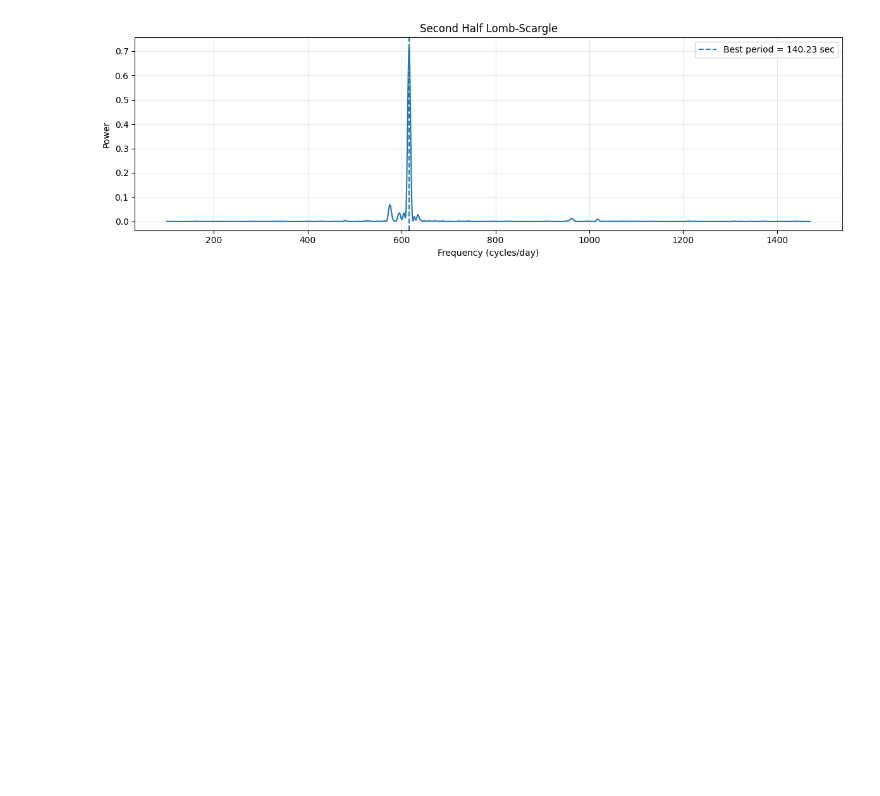
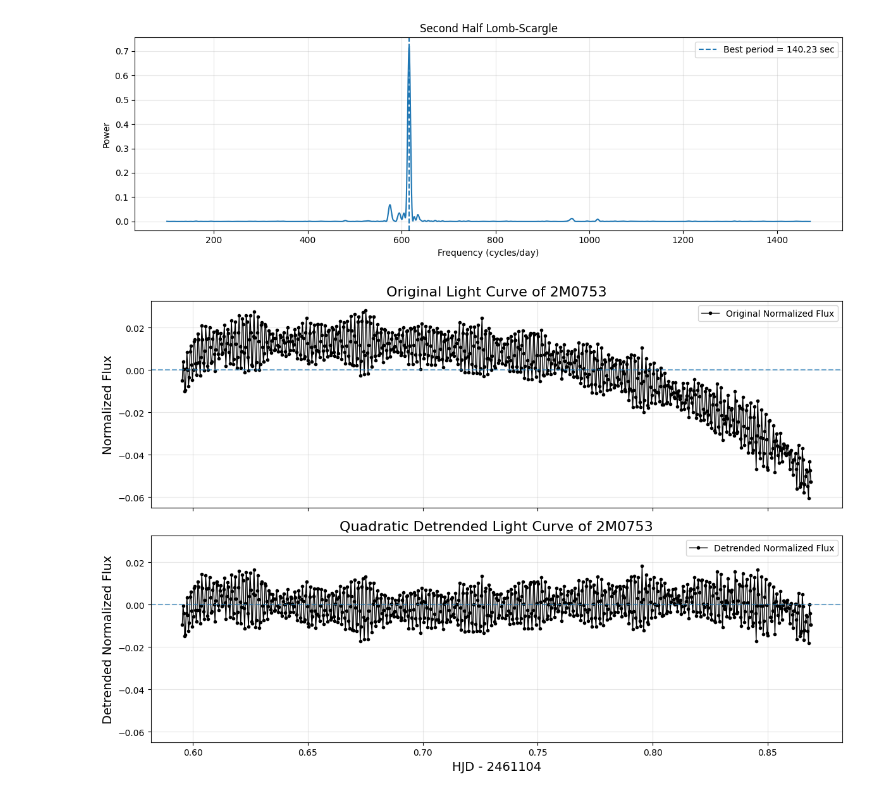
Before and after one commit to thomasnguyen21/astr302_pulsating_star, a Jupyter notebook: ava_notebook.ipynb, the cells around one changed output. Cells and saved outputs as stored; diff of their text form; code cells hidden in the pictures; blank space fills up the shorter version.

```diff
--- a/ava_notebook.ipynb
+++ b/ava_notebook.ipynb
@@ -674,6 +677,12 @@ plt.show()
 - 1% false alarm level: if a spike is below that line on the graph, there's a good chance it's just random noise. Cutoff where only 1% of fake/noise signals would be stronger than that. (Estimated line for real vs fake peaks)
 # %%
 from astropy.timeseries import LombScargle
+plt.style.use('default')
+
+# clean arrays before running lomb-scargle
+ls_time = np.array(time_stamps)
+ls_flux = np.array(normalized_flux)
+ls_flux_err = np.array(normalized_errors)
 
 # detrending normalized light curve (plz work)
 trend_order = 2
@@ -681,11 +690,6 @@ trend_coeffs = np.polyfit(ls_time, ls_flux, trend_order)
 trend = np.polyval(trend_coeffs, ls_time)
 detrended_flux = ls_flux / trend
 detrended_flux = detrended_flux - np.mean(detrended_flux)
-
-# clean arrays before running lomb-scargle
-ls_time = np.array(time_stamps)
-ls_flux = np.array(normalized_flux)
-ls_flux_err = np.array(normalized_errors)
 
 # remove bad values
 good = (
@@ -758,8 +762,6 @@ print("Best power:", best_power)
 # okay that looks better to me i think. i got an estimated nyquist as 1470 per day but
 # it goes to 10000 per day so the peaks past 1470 are above the usable limit, too fast
 # to trust. gonna cut the ones above that out and see what happens.
-
-#
 # %% [output]
 Median cadence: 0.0003400803543627262 days
 Median cadence: 29.382942616939545 seconds
@@ -874,3 +877,53 @@ Second Half Lomb-Scargle
 Best frequency: 616.1282766168559 cycles/day
 Best period: 140.2305384755592 seconds
 [figure]
+# %%
+# new light curve with detrended data
+
+fig, axes = plt.subplots(2, 1, figsize=(12, 8), sharex=True, sharey=True)
+
+coeffs_quad = np.polyfit(ls_time, ls_flux, 2)
+trend_quad = np.polyval(coeffs_quad, ls_time)
+
+detrended_flux_quad = ls_flux / trend_quad
+detrended_flux_quad = detrended_flux_quad - np.mean(detrended_flux_quad)
+
+# original light curve
+axes[0].plot(
+    ls_time,
+    ls_flux - np.mean(ls_flux),
+    marker='o',
+    markersize=3,
+    linewidth=1,
+    color='black',
+    label="Original Normalized Flux"
+)
+
+axes[0].axhline(0, linestyle="--", alpha=0.6)
+axes[0].set_title("Original Light Curve of 2M0753", fontsize=16)
+axes[0].set_ylabel("Normalized Flux", fontsize=14)
+axes[0].grid(alpha=0.3)
+axes[0].legend()
+
+# detrended light curve
+axes[1].plot(
+    ls_time,
+    detrended_flux_quad,
+    marker='o',
+    markersize=3,
+    linewidth=1,
+    color='black',
+    label="Detrended Normalized Flux"
+)
+
+axes[1].axhline(0, linestyle="--", alpha=0.6)
+axes[1].set_title("Quadratic Detrended Light Curve of 2M0753", fontsize=16)
+axes[1].set_xlabel("HJD - 2461104", fontsize=14)
+axes[1].set_ylabel("Detrended Normalized Flux", fontsize=14)
+axes[1].grid(alpha=0.3)
+axes[1].legend()
+
+plt.tight_layout()
+plt.show()
+# %% [output]
+[figure, added]
```
Also changed, not shown: parts of 13 cells of this notebook.
